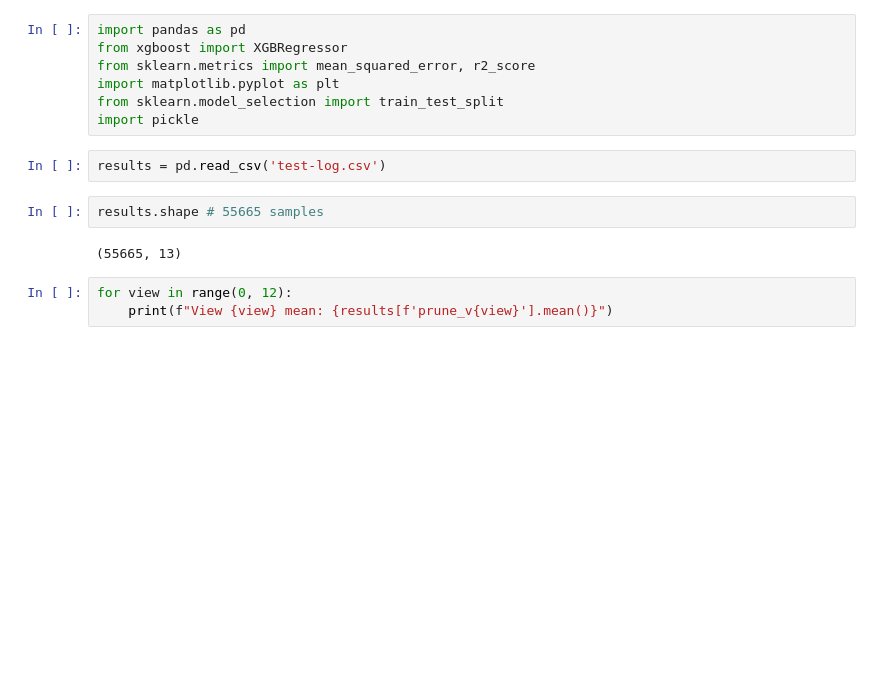
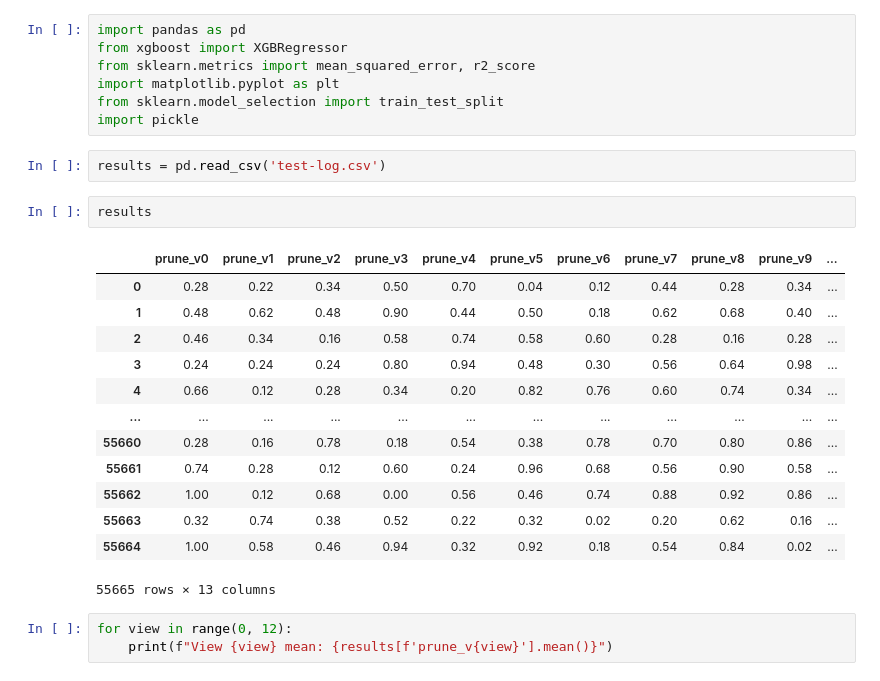
Before and after one commit to mahadevxo/DDNN-Working, a Jupyter notebook: src/pruning/taylor_series/pruning-mvcnn-accuracy/data-analysis.ipynb, the cells around one changed output. Drawn from its saved outputs; the diff is of its cells as text; blank space fills up the shorter version.

```diff
--- a/src/pruning/taylor_series/pruning-mvcnn-accuracy/data-analysis.ipynb
+++ b/src/pruning/taylor_series/pruning-mvcnn-accuracy/data-analysis.ipynb
@@ -8,9 +8,21 @@ import pickle
 # %%
 results = pd.read_csv('test-log.csv')
 # %%
-results.shape # 55665 samples
+results
 # %% [output]
+|  | prune_v0 | prune_v1 | prune_v2 | prune_v3 | prune_v4 | prune_v5 | prune_v6 | prune_v7 | prune_v8 | prune_v9 | ... |
+| 0 | 0.28 | 0.22 | 0.34 | 0.50 | 0.70 | 0.04 | 0.12 | 0.44 | 0.28 | 0.34 | ... |
+| 1 | 0.48 | 0.62 | 0.48 | 0.90 | 0.44 | 0.50 | 0.18 | 0.62 | 0.68 | 0.40 | ... |
+| 2 | 0.46 | 0.34 | 0.16 | 0.58 | 0.74 | 0.58 | 0.60 | 0.28 | 0.16 | 0.28 | ... |
+| 3 | 0.24 | 0.24 | 0.24 | 0.80 | 0.94 | 0.48 | 0.30 | 0.56 | 0.64 | 0.98 | ... |
+| 4 | 0.66 | 0.12 | 0.28 | 0.34 | 0.20 | 0.82 | 0.76 | 0.60 | 0.74 | 0.34 | ... |
+| ... | ... | ... | ... | ... | ... | ... | ... | ... | ... | ... | ... |
+| 55660 | 0.28 | 0.16 | 0.78 | 0.18 | 0.54 | 0.38 | 0.78 | 0.70 | 0.80 | 0.86 | ... |
+| 55661 | 0.74 | 0.28 | 0.12 | 0.60 | 0.24 | 0.96 | 0.68 | 0.56 | 0.90 | 0.58 | ... |
+| 55662 | 1.00 | 0.12 | 0.68 | 0.00 | 0.56 | 0.46 | 0.74 | 0.88 | 0.92 | 0.86 | ... |
+| 55663 | 0.32 | 0.74 | 0.38 | 0.52 | 0.22 | 0.32 | 0.02 | 0.20 | 0.62 | 0.16 | ... |
+| 55664 | 1.00 | 0.58 | 0.46 | 0.94 | 0.32 | 0.92 | 0.18 | 0.54 | 0.84 | 0.02 | ... |
-(55665, 13)
+55665 rows × 13 columns
 # %%
 for view in range(0, 12):
     print(f"View {view} mean: {results[f'prune_v{view}'].mean()}")
```
Also changed, not shown: 2 other files.
